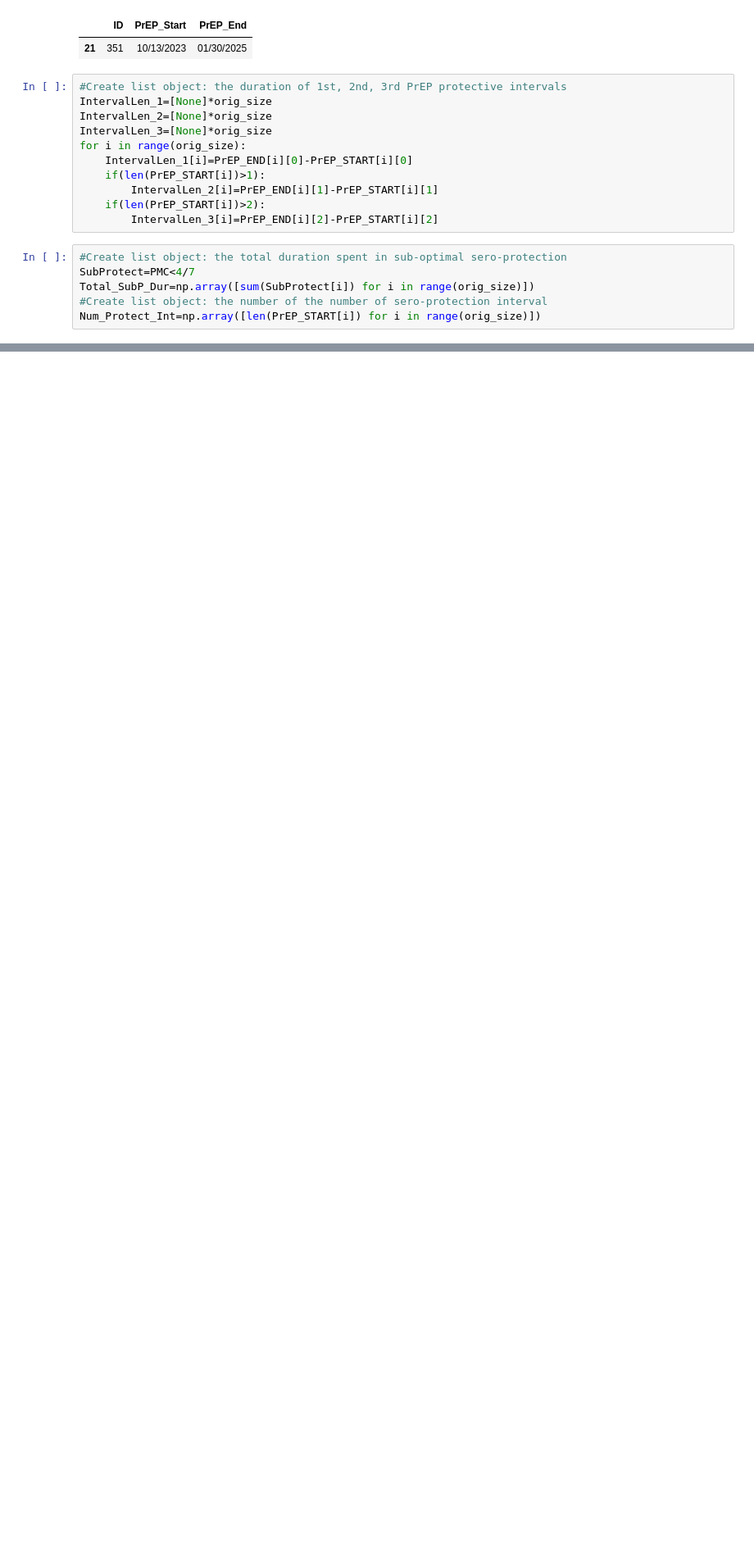
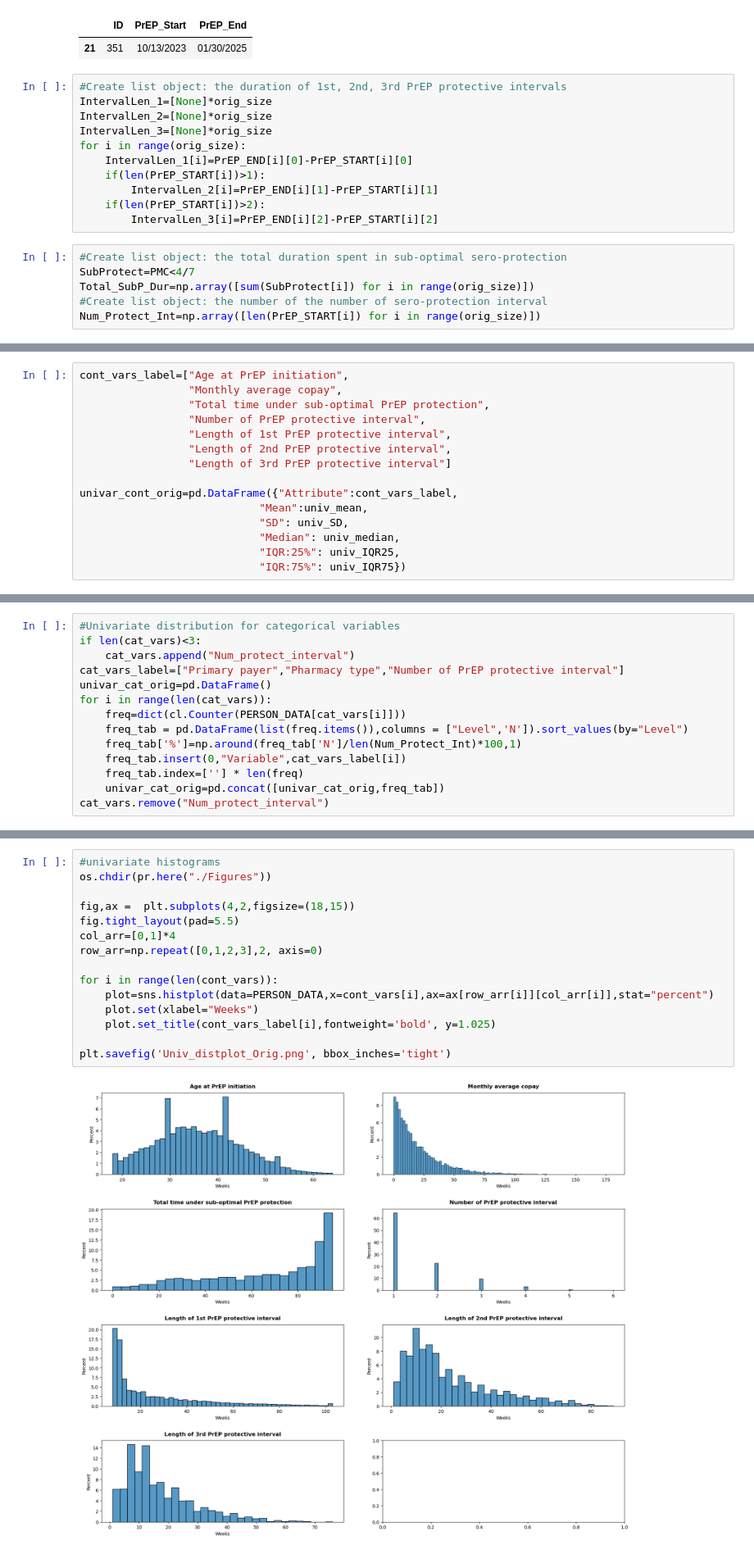
Before and after one commit to ynchen08/PrEP-Traj-Clustering, a Jupyter notebook: Programs/Descriptive_Stats_Orig.ipynb, the cells around one changed output, grey strips where cells are left out. Shown at 82% size. Saved outputs shown, nothing was run; the diff lists cells and outputs as text; blank space fills up the shorter version.

```diff
--- a/Programs/Descriptive_Stats_Orig.ipynb
+++ b/Programs/Descriptive_Stats_Orig.ipynb
@@ -215,0 +173,15 @@ Tab_ProtectInt_orig
+# %%
+cont_vars_label=["Age at PrEP initiation",
+                 "Monthly average copay",
+                 "Total time under sub-optimal PrEP protection",
+                 "Number of PrEP protective interval",
+                 "Length of 1st PrEP protective interval",
+                 "Length of 2nd PrEP protective interval",
+                 "Length of 3rd PrEP protective interval"]
+
+univar_cont_orig=pd.DataFrame({"Attribute":cont_vars_label,
+                            "Mean":univ_mean,
+                            "SD": univ_SD,
+                            "Median": univ_median,
+                            "IQR:25%": univ_IQR25,
+                            "IQR:75%": univ_IQR75})
@@ -215,0 +199,14 @@ Tab_ProtectInt_orig
+# %%
+#Univariate distribution for categorical variables
+if len(cat_vars)<3:
+    cat_vars.append("Num_protect_interval")
+cat_vars_label=["Primary payer","Pharmacy type","Number of PrEP protective interval"]
+univar_cat_orig=pd.DataFrame()
+for i in range(len(cat_vars)):
+    freq=dict(cl.Counter(PERSON_DATA[cat_vars[i]]))
+    freq_tab = pd.DataFrame(list(freq.items()),columns = ["Level",'N']).sort_values(by="Level")
+    freq_tab['%']=np.around(freq_tab['N']/len(Num_Protect_Int)*100,1)
+    freq_tab.insert(0,"Variable",cat_vars_label[i])
+    freq_tab.index=[''] * len(freq)
+    univar_cat_orig=pd.concat([univar_cat_orig,freq_tab])
+cat_vars.remove("Num_protect_interval")
@@ -215,0 +228,17 @@ Tab_ProtectInt_orig
+# %%
+#univariate histograms
+os.chdir(pr.here("./Figures"))
+
+fig,ax =  plt.subplots(4,2,figsize=(18,15))
+fig.tight_layout(pad=5.5)
+col_arr=[0,1]*4
+row_arr=np.repeat([0,1,2,3],2, axis=0)
+
+for i in range(len(cont_vars)):
+    plot=sns.histplot(data=PERSON_DATA,x=cont_vars[i],ax=ax[row_arr[i]][col_arr[i]],stat="percent")
+    plot.set(xlabel="Weeks")
+    plot.set_title(cont_vars_label[i],fontweight='bold', y=1.025)
+
+plt.savefig('Univ_distplot_Orig.png', bbox_inches='tight')
+# %% [output]
+[figure, added]
```
Also changed, not shown: parts of 25 cells of this notebook, 39 other files.
